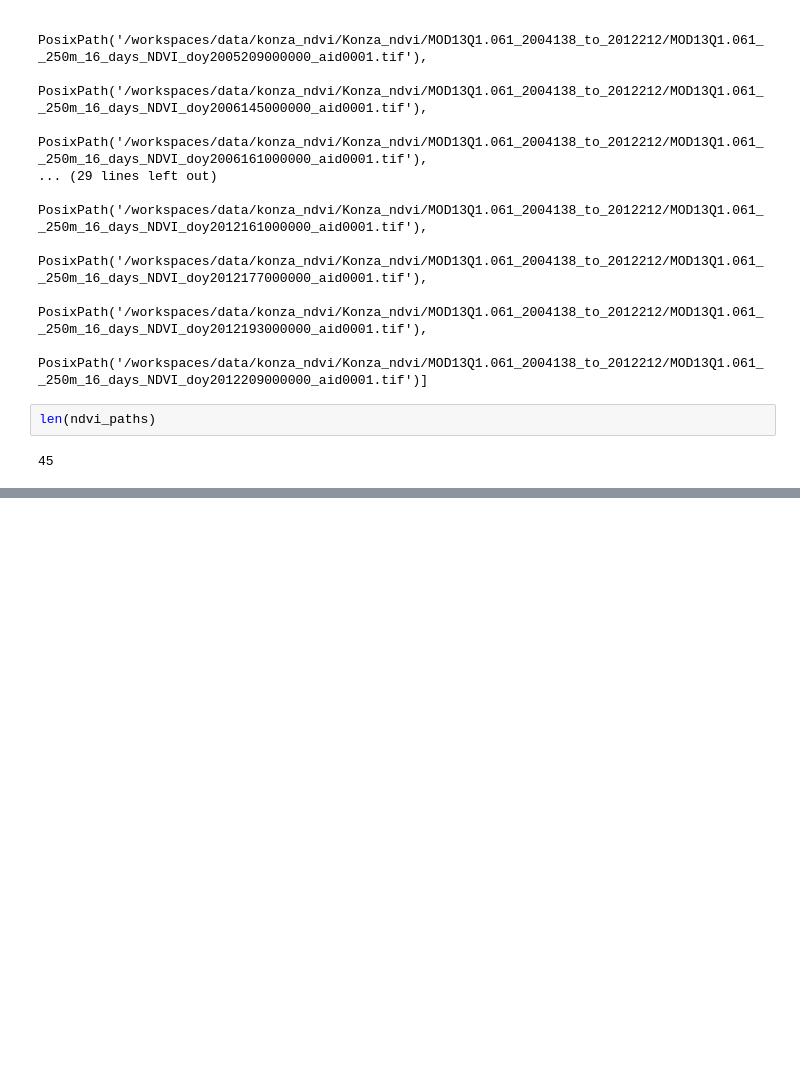
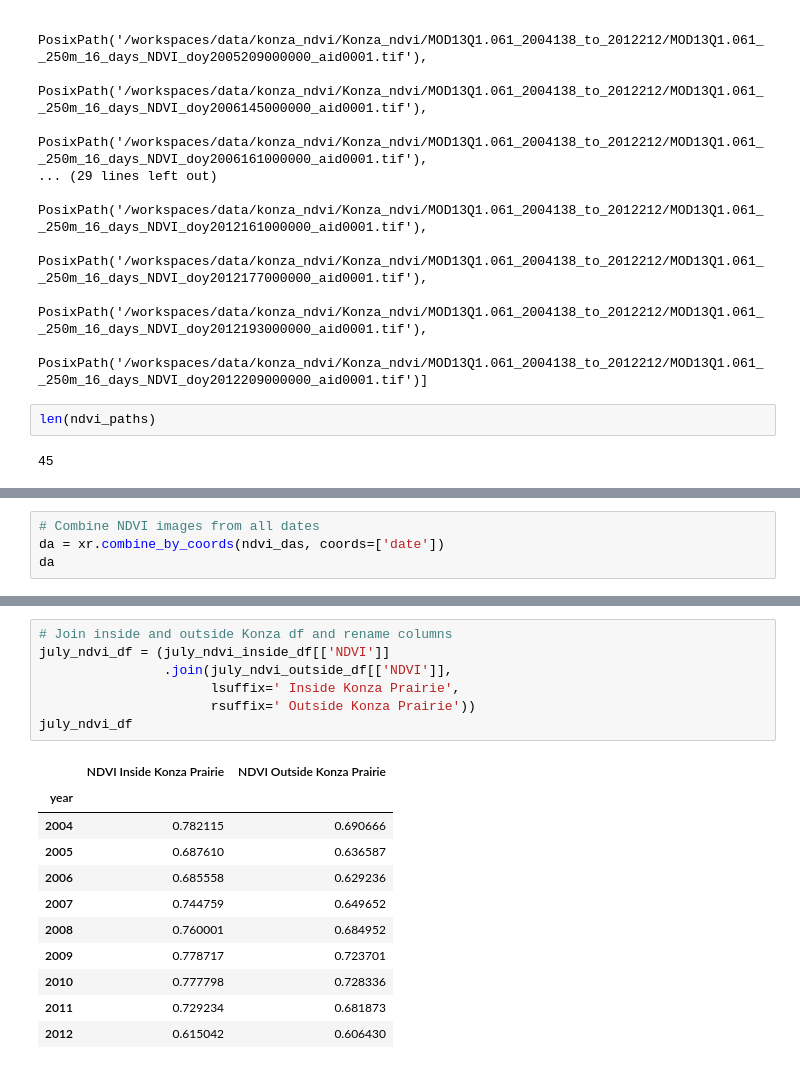
Before and after one commit to earthlab-education/04-vegetation-bwhoa2299, a Jupyter notebook: notebooks/Konza-ndvi.ipynb, the cells around one changed output, grey strips where cells are left out. Cells and saved outputs as stored; diff of their text form; blank space fills up the shorter version.

```diff
--- a/notebooks/Konza-ndvi.ipynb
+++ b/notebooks/Konza-ndvi.ipynb
@@ -118,0 +156,4 @@ len(ndvi_paths)
+# %%
+# Combine NDVI images from all dates
+da = xr.combine_by_coords(ndvi_das, coords=['date'])
+da
@@ -118,0 +283,19 @@ len(ndvi_paths)
+# %%
+# Join inside and outside Konza df and rename columns
+july_ndvi_df = (july_ndvi_inside_df[['NDVI']]
+                .join(july_ndvi_outside_df[['NDVI']],
+                      lsuffix=' Inside Konza Prairie',
+                      rsuffix=' Outside Konza Prairie'))
+july_ndvi_df
+# %% [output]
+|  | NDVI Inside Konza Prairie | NDVI Outside Konza Prairie |
+| year |  |  |
+| 2004 | 0.782115 | 0.690666 |
+| 2005 | 0.687610 | 0.636587 |
+| 2006 | 0.685558 | 0.629236 |
+| 2007 | 0.744759 | 0.649652 |
+| 2008 | 0.760001 | 0.684952 |
+| 2009 | 0.778717 | 0.723701 |
+| 2010 | 0.777798 | 0.728336 |
+| 2011 | 0.729234 | 0.681873 |
+| 2012 | 0.615042 | 0.606430 |
```
Also changed, not shown: parts of 12 cells of this notebook.
